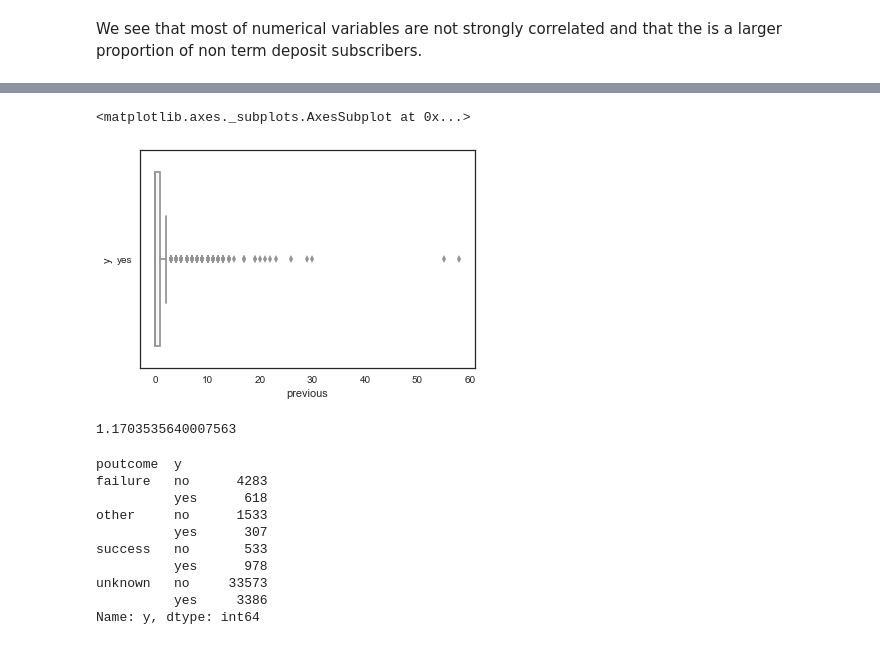
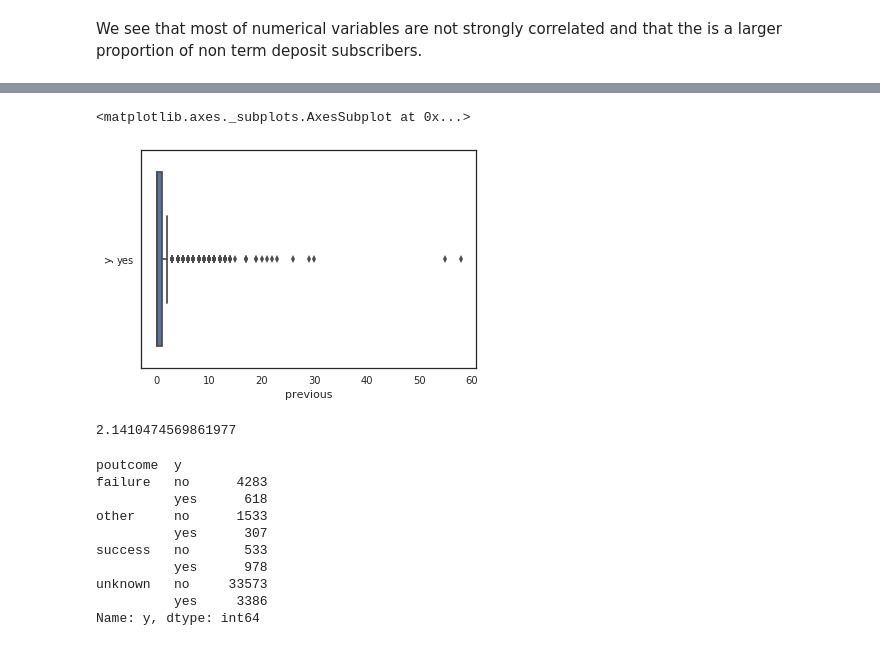
Before and after one commit to brunofbessa/bank_data_analysis, a Jupyter notebook: Bank Marketing Data Analysis.ipynb, the cells around one changed output, grey strips where cells are left out. Saved outputs shown, nothing was run; the diff lists cells and outputs as text; code cells hidden in the pictures.

```diff
--- a/Bank Marketing Data Analysis.ipynb
+++ b/Bank Marketing Data Analysis.ipynb
@@ -97,15 +101,14 @@ sns.distplot(bank_data[bank_data['y'] == 'yes']['previous'])
 # %%
 sns.boxplot(x = 'previous',
             y = 'y',
-            data = bank_data[bank_data['y'] == 'yes'],
-            palette = 'PRGn')
+            data = bank_data[bank_data['y'] == 'yes'])
 # %% [output]
 <matplotlib.axes._subplots.AxesSubplot at 0x...>
-[figure, old version]
+[figure, new version]
 # %%
-bank_data[bank_data['y'] == 'yes']['previous'].mean()
+bank_data[bank_data['y'] == 'yes']['campaign'].mean()
 # %% [output]
-1.1703535640007563
+2.1410474569861977
 # %%
 bank_data.groupby(['poutcome', 'y'])['y'].count()
 # %% [output]
```
Also changed, not shown: parts of 8 cells of this notebook.
